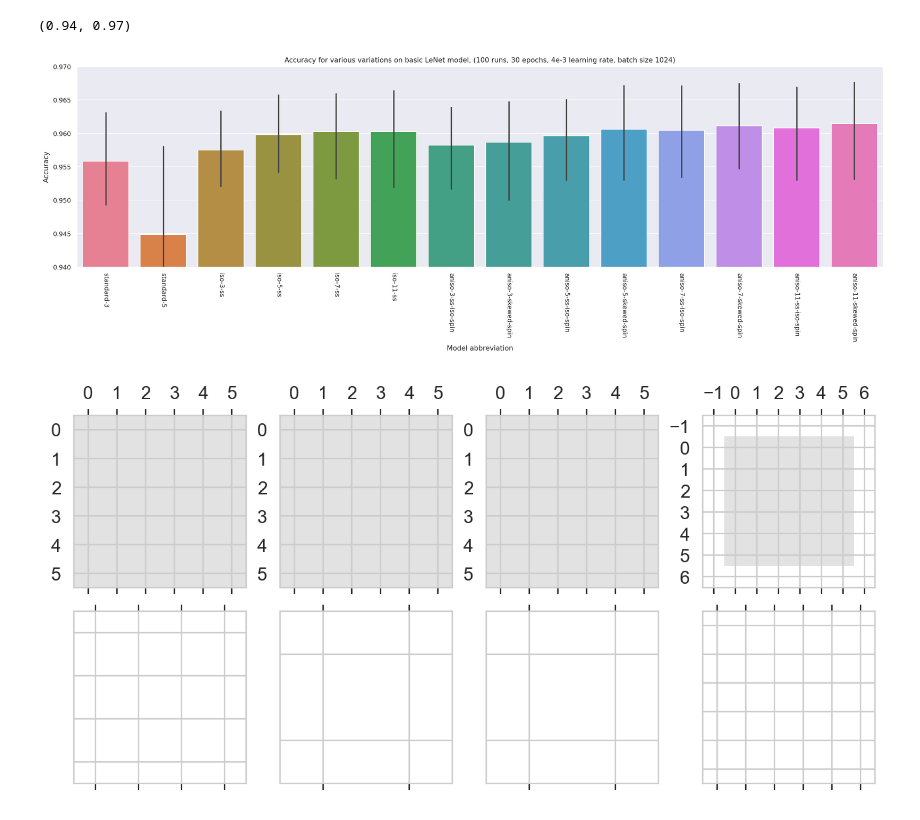
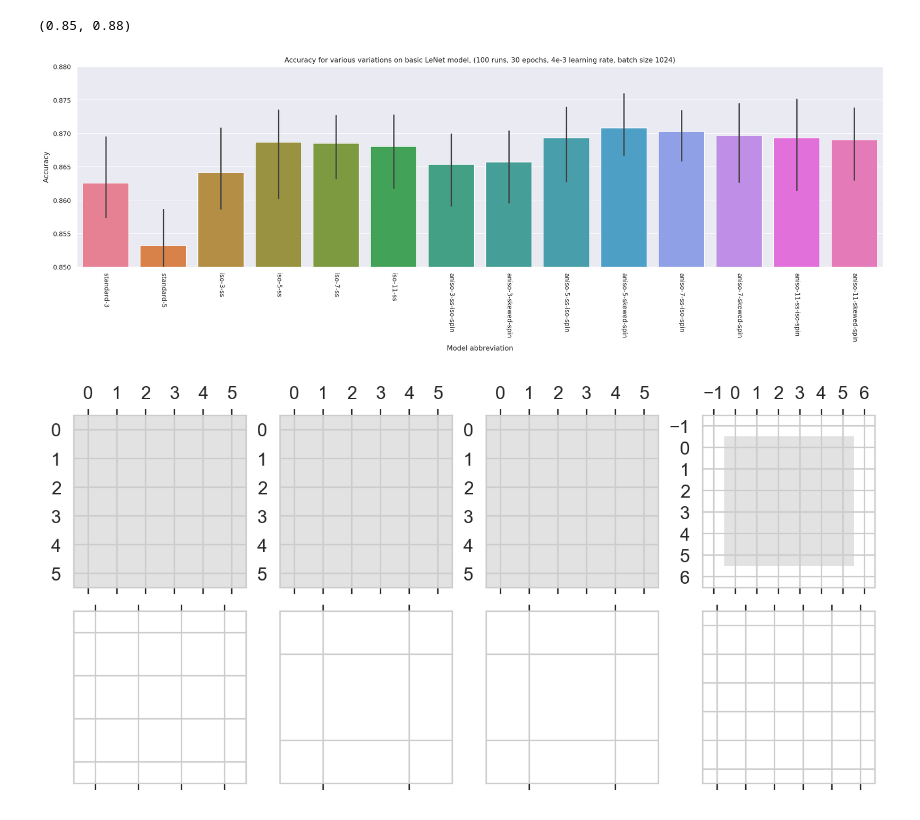
Before and after one commit to p-adema/quadratic-conv, a Jupyter notebook: scratch/results.ipynb, the cells around one changed output. Drawn from its saved outputs; the diff is of its cells as text; code cells hidden in the pictures.

```diff
--- a/scratch/results.ipynb
+++ b/scratch/results.ipynb
@@ -4,27 +4,27 @@ import polars as pl
 import matplotlib.pyplot as plt
 import seaborn as sns
 # %%
-full_df = pl.scan_parquet("./.data/long_k_mnist.pq")
+full_df = pl.scan_parquet("./.data/long_cifar10.pq")
 # full_df = pl.scan_parquet(f"./.data/long_{dataset}.pq")
 cols = sorted(full_df.collect_schema().names(), key=lambda n: (n.split("-")[0], -int(n.split("-")[1])), reverse=True)
 df = full_df.select(pl.col(cols).struct.field("acc").name.keep()).collect()
 plt.figure(figsize=(20, 5), dpi=200)
 sns.set_theme("paper", "darkgrid")
 sns.barplot(df.to_pandas(), errorbar=("pi", 90)).set(
     ylabel="Accuracy",
     xlabel="Model abbreviation",
     # title="Replication of Blankenstein's LeNet results on K-MNIST (100 runs, 5 epochs, 1e-3 learning rate, batch size 32)"
     title="Accuracy for various variations on basic LeNet model, (100 runs, 30 epochs, 4e-3 learning rate, batch size 1024)",
 )
 plt.xticks(rotation=-90)
 # plt.axhline(0.957, linestyle="dashed", color="gray")
-plt.ylim(0.94, 0.97)  # K-MNIST
+# plt.ylim(0.94, 0.97)  # K-MNIST
 # plt.ylim(0.89, 0.92)  # Fashion
 # plt.ylim(0.90, 0.97)  # Closing K-MNIST
-# plt.ylim(0.85, 0.88)  # CIFAR10
+plt.ylim(0.85, 0.88)  # CIFAR10
 # %% [output]
-(0.94, 0.97)
+(0.85, 0.88)
-[figure, old version]
+[figure, new version]
 # %%
 pl.scan_parquet("../.data/long_k_mnist.pq").select(
     pl.col(cols).struct.field("times").name.keep()
```
Also changed, not shown: 31 other files.
